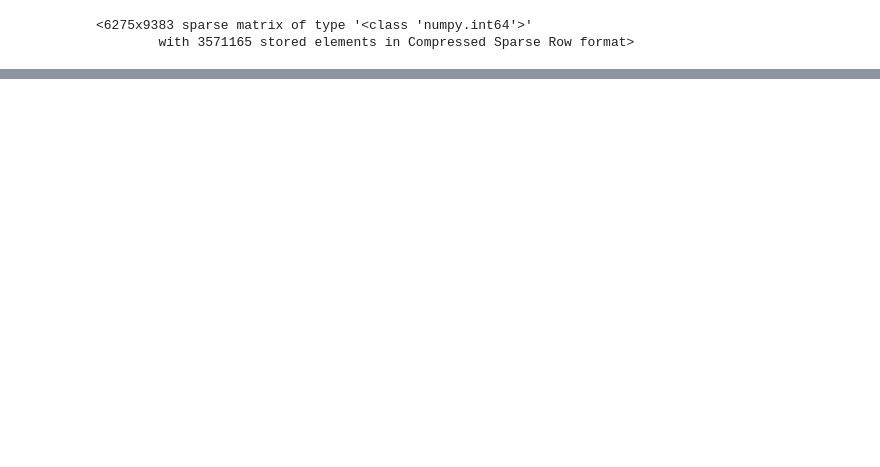
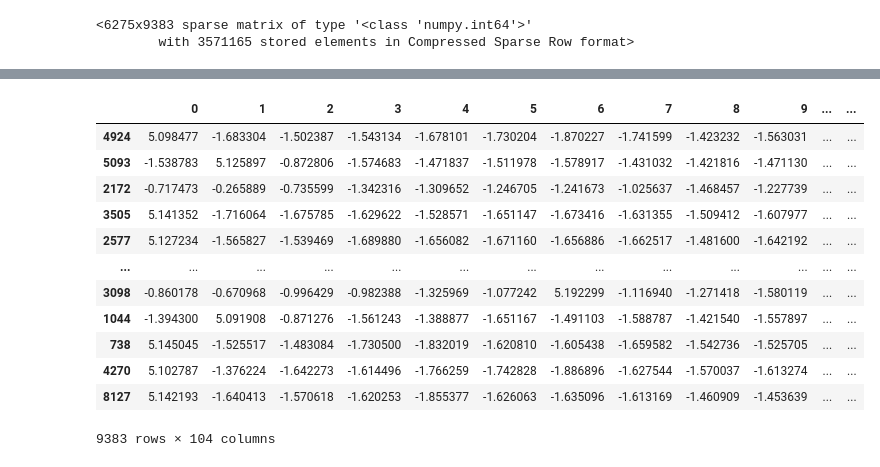
Before and after one commit to StickTaTa/ScFormer, a Jupyter notebook: 03_Tutorial_Mouse_retina_.ipynb, the cells around one changed output, grey strips where cells are left out. Drawn from its saved outputs; the diff is of its cells as text; code cells hidden in the pictures; blank space fills up the shorter version.

```diff
--- a/03_Tutorial_Mouse_retina_.ipynb
+++ b/03_Tutorial_Mouse_retina_.ipynb
@@ -47,0 +52,3 @@ adata.obs = cell_metadata
+# %%
+node_ids = np.load("data/mouse_retina/output/node_ids.npy")
+node_ids
@@ -47,0 +57,3 @@ adata.obs = cell_metadata
+# %%
+cell_emb = np.load("data/mouse_retina/output/cell_embedding.npy")
+cell_emb
@@ -47,0 +74,17 @@ adata.obs = cell_metadata
+# %%
+cell_emb_ = pd.DataFrame(cell_emb, index=node_ids)
+cell_emb_
+# %% [output]
+|  | 0 | 1 | 2 | 3 | 4 | 5 | 6 | 7 | 8 | 9 | ... | ... |
+| 4924 | 5.098477 | -1.683304 | -1.502387 | -1.543134 | -1.678101 | -1.730204 | -1.870227 | -1.741599 | -1.423232 | -1.563031 | ... | ... |
+| 5093 | -1.538783 | 5.125897 | -0.872806 | -1.574683 | -1.471837 | -1.511978 | -1.578917 | -1.431032 | -1.421816 | -1.471130 | ... | ... |
+| 2172 | -0.717473 | -0.265889 | -0.735599 | -1.342316 | -1.309652 | -1.246705 | -1.241673 | -1.025637 | -1.468457 | -1.227739 | ... | ... |
+| 3505 | 5.141352 | -1.716064 | -1.675785 | -1.629622 | -1.528571 | -1.651147 | -1.673416 | -1.631355 | -1.509412 | -1.607977 | ... | ... |
+| 2577 | 5.127234 | -1.565827 | -1.539469 | -1.689880 | -1.656082 | -1.671160 | -1.656886 | -1.662517 | -1.481600 | -1.642192 | ... | ... |
+| ... | ... | ... | ... | ... | ... | ... | ... | ... | ... | ... | ... | ... |
+| 3098 | -0.860178 | -0.670968 | -0.996429 | -0.982388 | -1.325969 | -1.077242 | 5.192299 | -1.116940 | -1.271418 | -1.580119 | ... | ... |
+| 1044 | -1.394300 | 5.091908 | -0.871276 | -1.561243 | -1.388877 | -1.651167 | -1.491103 | -1.588787 | -1.421540 | -1.557897 | ... | ... |
+| 738 | 5.145045 | -1.525517 | -1.483084 | -1.730500 | -1.832019 | -1.620810 | -1.605438 | -1.659582 | -1.542736 | -1.525705 | ... | ... |
+| 4270 | 5.102787 | -1.376224 | -1.642273 | -1.614496 | -1.766259 | -1.742828 | -1.886896 | -1.627544 | -1.570037 | -1.613274 | ... | ... |
+| 8127 | 5.142193 | -1.640413 | -1.570618 | -1.620253 | -1.855377 | -1.626063 | -1.635096 | -1.613169 | -1.460909 | -1.453639 | ... | ... |
+9383 rows × 104 columns
```
Also changed, not shown: parts of 13 cells of this notebook.
